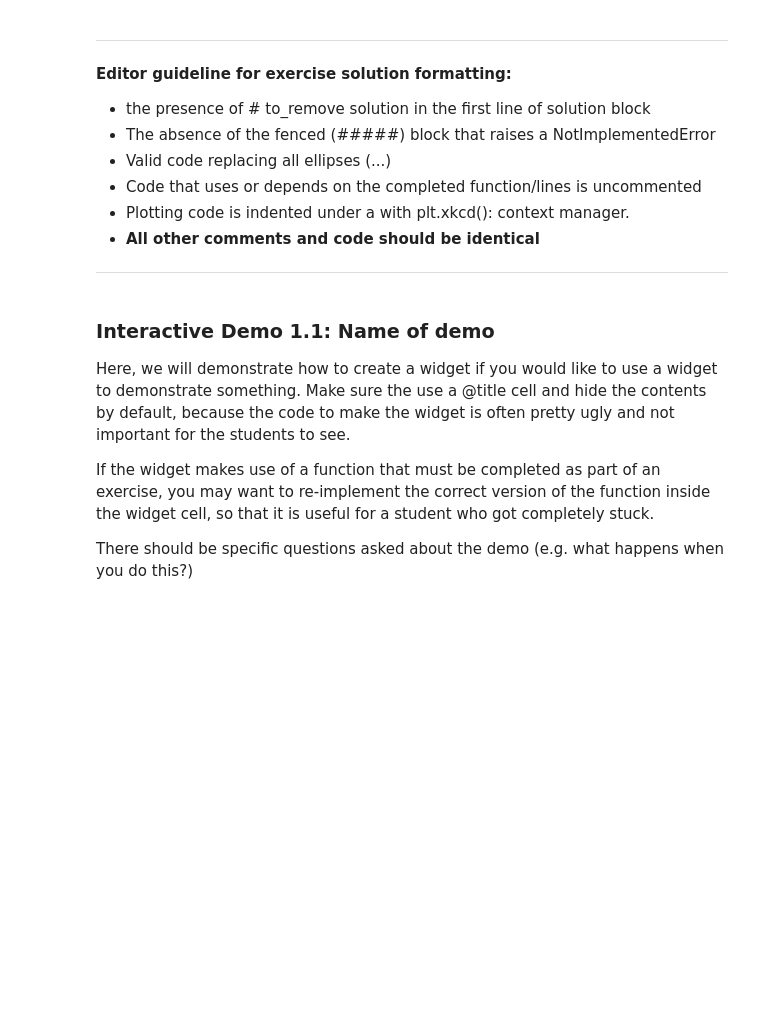
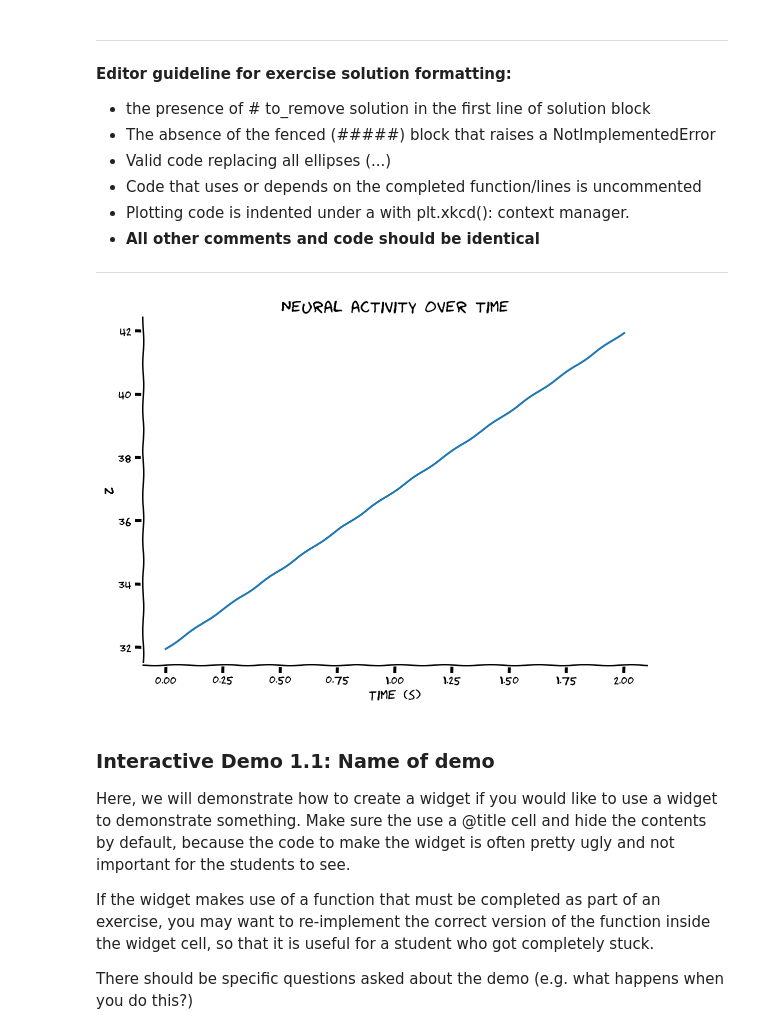
Before and after one commit to NeuromatchAcademy/content-creation, a Jupyter notebook: Neuromatch_Tutorial_Format.ipynb, the cells around one changed output. Cells and saved outputs as stored; diff of their text form; code cells hidden in the pictures; blank space fills up the shorter version.

Commit message:
add random seed

```diff
--- a/Neuromatch_Tutorial_Format.ipynb
+++ b/Neuromatch_Tutorial_Format.ipynb
@@ -118,28 +154,30 @@ Warn them when they will use a helper function. For example: In this exercise, y
 # @markdown *Execute this cell to enable the array multiplication function: `multiply_array`*
 
 
-def multiply_array(x, c):
+def multiply_array(x, c, seed):
   """Multiply every element in an array by a provided value
 
   Args:
     x (ndarray): An array of shape (N,)
     c (scalar): multiplicative factor
+    seed (integer): random seed
 
   Returns:
     ndarray: output of the multiplication
   """
-
-  y = x * c
+  np.random.seed(seed)
+  y = x * c + 4*np.random.randn()
 
   return y
 # %% [markdown]
 __Editor guideline:__ the above structure allows us to make the notebooks cleaner by hiding functions but still keep relevant functions close to where students will encounter them. Make sure to have the function in the markdown text so it's searchable.
 # %%
-def generic_function(x):
+def generic_function(x, seed):
   """Google style doc string. Brief summary of what function does here
 
   Args:
     x (ndarray): An array of shape (N,) that contains blah blah
+    seed (integer): random seed for reproducibility
 
   Returns:
     ndarray: The output is blah blah
@@ -153,19 +191,21 @@ def generic_function(x):
   # Have a comment for every line of code they need to write, and when possible have
   # variables written with ellipses where they should fill in or ellipses where they should
   # fill in inputs to functions
-  y = multiply_array(..., 5)
+  y = multiply_array(..., 5, seed)
 
   # Another comment because they need to add another line of code
   z = ...
 
   return z
 
+
 x = np.array([4, 5, 6])
-z = generic_function(x)
 
 # we usually define the plotting function in the hidden Helper Functions
 # so students don't have to see a bunch of boilerplate matplotlib code
-plotting_z(z)
+# Uncomment the code below to test your function
+# z = generic_function(x, seed)
+# plotting_z(z)
 # %% [markdown]
 ---
 __Editor guideline for exercise solution formatting:__
@@ -178,34 +218,38 @@ __Editor guideline for exercise solution formatting:__
 ---
 # %%
 # to_remove solution
-def generic_function(x):
+def generic_function(x, seed):
   """Google style doc string. Brief summary of what function does here
 
   Args:
     x (ndarray): An array of shape (N,) that contains blah blah
+    seed (integer): random seed for reproducibility
 
   Returns:
     ndarray: The output is blah blah
   """
 
   # Have a comment for every line of code they need to write, and when possible have
   # variables written with ellipses where they should fill in or ellipses where they should
   # fill in inputs to functions
-  y = multiply_array(x, 5)
+  y = multiply_array(x, 5, seed)
 
   # Another comment because they need to add another line of code
   z = y + 6
 
   return z
 
+
 x = np.array([4, 5, 6])
-z = generic_function(x)
 
 # we usually define the plotting function in the hidden Helper Functions
 # so students don't have to see a bunch of boilerplate matplotlib code
-# xkcd style for solution plot
+# Uncomment the code below to test your function
+z = generic_function(x, seed=2021)
 with plt.xkcd():
   plotting_z(z)
+# %% [output]
+[figure, added]
 # %% [markdown]
 ### Interactive Demo 1.1: Name of demo
 
```
Also changed, not shown: parts of 9 cells of this notebook.
